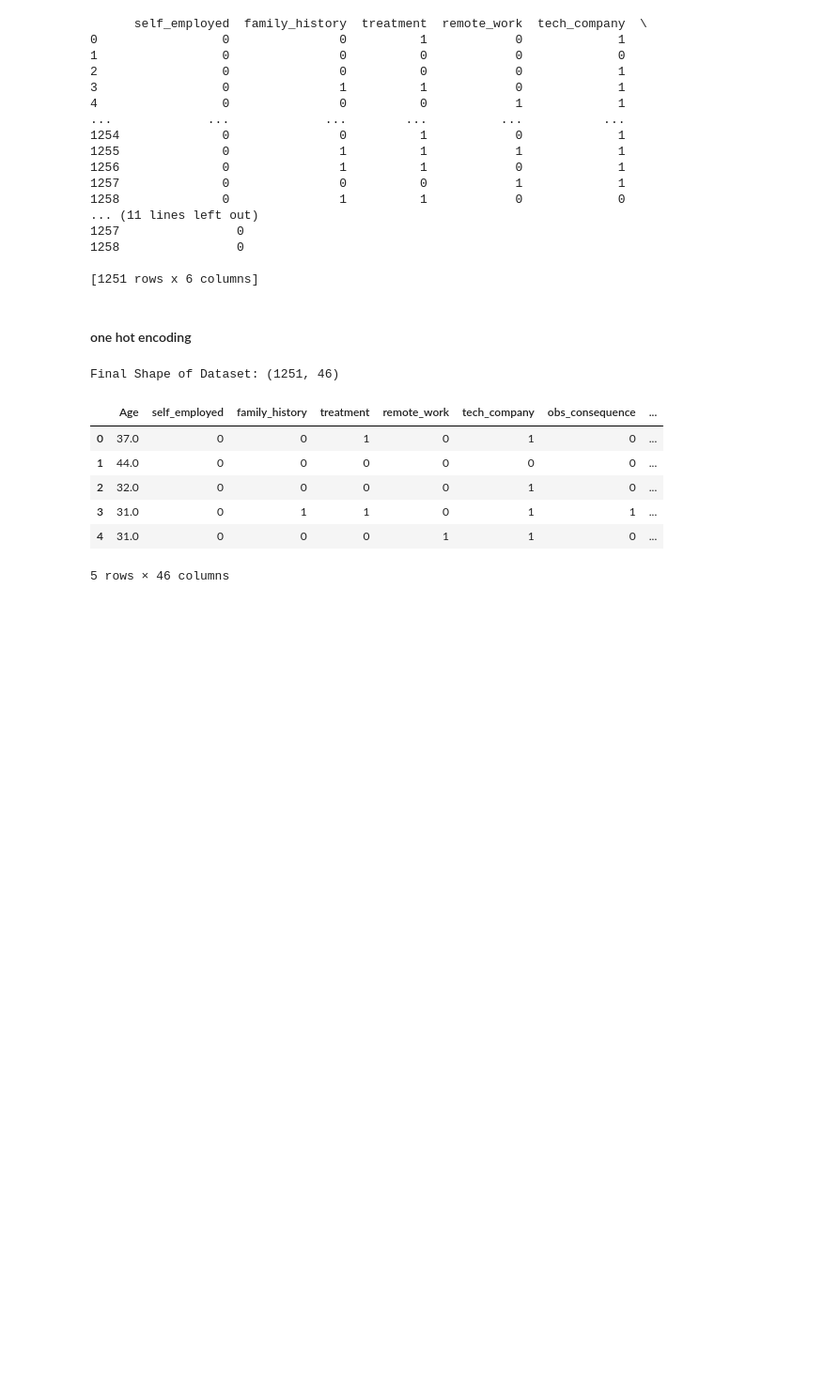
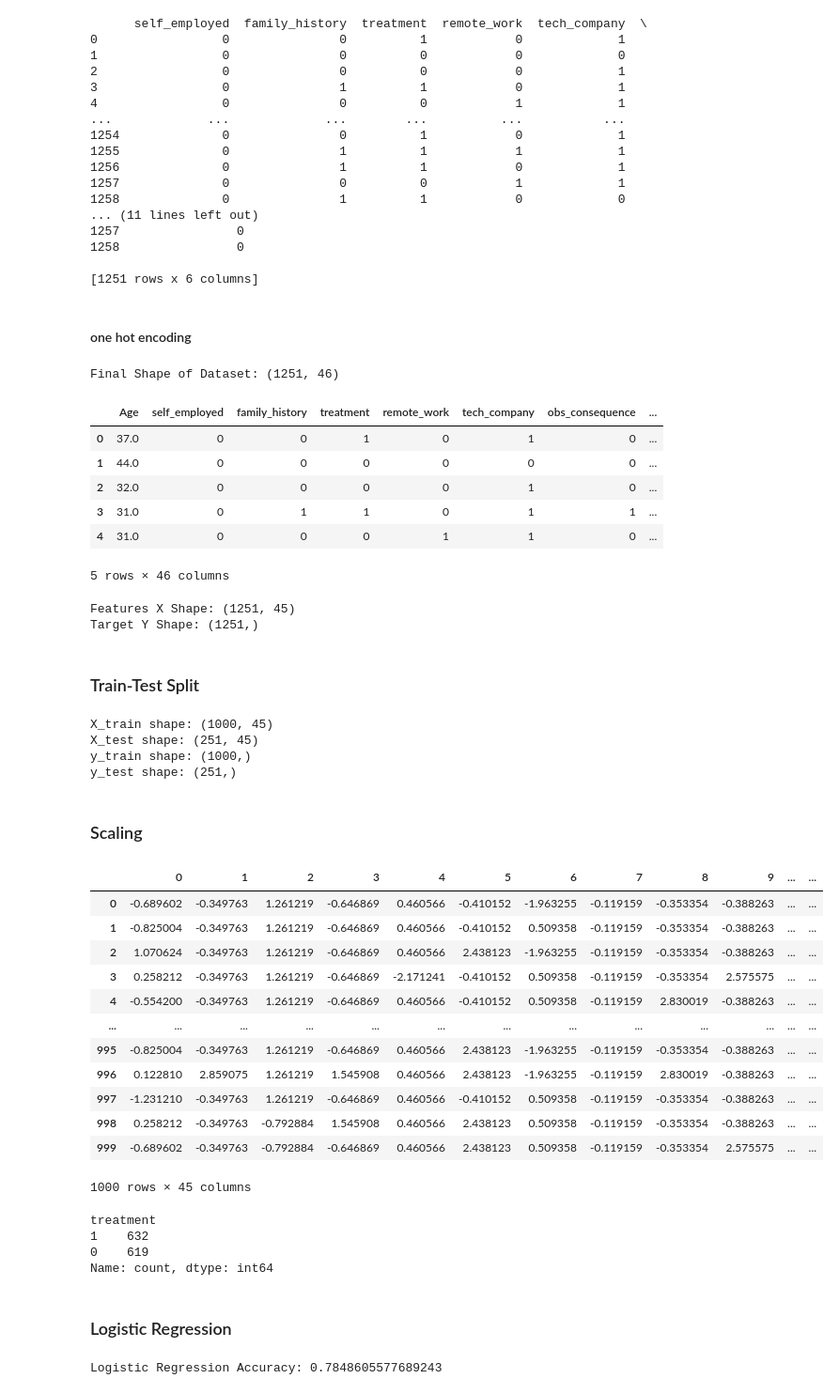
Before and after one commit to Aswathy-Nair-MP/Mental-health-tech-prediction, a Jupyter notebook: mental-health-tech-prediction.ipynb, the cells around one changed output. Shown at 94% size. Drawn from its saved outputs; the diff is of its cells as text; code cells hidden in the pictures; blank space fills up the shorter version.

```diff
--- a/mental-health-tech-prediction.ipynb
+++ b/mental-health-tech-prediction.ipynb
@@ -402,3 +402,76 @@ Final Shape of Dataset: (1251, 46)
 | 3 | 31.0 | 0 | 1 | 1 | 0 | 1 | 1 | ... |
 | 4 | 31.0 | 0 | 0 | 0 | 1 | 1 | 0 | ... |
 5 rows × 46 columns
+# %%
+y = df['treatment']
+X = df.drop(columns=['treatment'])
+print("Features X Shape:", X.shape)
+print("Target Y Shape:", y.shape)
+# %% [output]
+Features X Shape: (1251, 45)
+Target Y Shape: (1251,)
+# %% [markdown]
+### Train-Test Split
+# %%
+from sklearn.model_selection import train_test_split
+
+X_train,X_test,y_train,y_test=train_test_split(X,y,test_size=0.2,random_state=42)
+
+print("X_train shape:", X_train.shape)
+print("X_test shape:", X_test.shape)
+print("y_train shape:", y_train.shape)
+print("y_test shape:", y_test.shape)
+# %% [output]
+X_train shape: (1000, 45)
+X_test shape: (251, 45)
+y_train shape: (1000,)
+y_test shape: (251,)
+# %% [markdown]
+### Scaling
+# %%
+from sklearn.preprocessing import StandardScaler
+
+scaler = StandardScaler()
+X_train_scaled=scaler.fit_transform(X_train)
+
+X_test_scaled=scaler.transform(X_test)
+# %%
+scaled_df = pd.DataFrame(X_train_scaled)
+# %%
+scaled_df
+# %% [output]
+|  | 0 | 1 | 2 | 3 | 4 | 5 | 6 | 7 | 8 | 9 | ... | ... |
+| 0 | -0.689602 | -0.349763 | 1.261219 | -0.646869 | 0.460566 | -0.410152 | -1.963255 | -0.119159 | -0.353354 | -0.388263 | ... | ... |
+| 1 | -0.825004 | -0.349763 | 1.261219 | -0.646869 | 0.460566 | -0.410152 | 0.509358 | -0.119159 | -0.353354 | -0.388263 | ... | ... |
+| 2 | 1.070624 | -0.349763 | 1.261219 | -0.646869 | 0.460566 | 2.438123 | -1.963255 | -0.119159 | -0.353354 | -0.388263 | ... | ... |
+| 3 | 0.258212 | -0.349763 | 1.261219 | -0.646869 | -2.171241 | -0.410152 | 0.509358 | -0.119159 | -0.353354 | 2.575575 | ... | ... |
+| 4 | -0.554200 | -0.349763 | 1.261219 | -0.646869 | 0.460566 | -0.410152 | 0.509358 | -0.119159 | 2.830019 | -0.388263 | ... | ... |
+| ... | ... | ... | ... | ... | ... | ... | ... | ... | ... | ... | ... | ... |
+| 995 | -0.825004 | -0.349763 | 1.261219 | -0.646869 | 0.460566 | 2.438123 | -1.963255 | -0.119159 | -0.353354 | -0.388263 | ... | ... |
+| 996 | 0.122810 | 2.859075 | 1.261219 | 1.545908 | 0.460566 | 2.438123 | -1.963255 | -0.119159 | 2.830019 | -0.388263 | ... | ... |
+| 997 | -1.231210 | -0.349763 | 1.261219 | -0.646869 | 0.460566 | -0.410152 | 0.509358 | -0.119159 | -0.353354 | -0.388263 | ... | ... |
+| 998 | 0.258212 | -0.349763 | -0.792884 | 1.545908 | 0.460566 | 2.438123 | 0.509358 | -0.119159 | -0.353354 | -0.388263 | ... | ... |
+| 999 | -0.689602 | -0.349763 | -0.792884 | -0.646869 | 0.460566 | 2.438123 | 0.509358 | -0.119159 | -0.353354 | 2.575575 | ... | ... |
+1000 rows × 45 columns
+# %%
+print(y.value_counts()) #balanced
+# %% [output]
+treatment
+1    632
+0    619
+Name: count, dtype: int64
+# %% [markdown]
+### Logistic Regression
+# %%
+from sklearn.linear_model import LogisticRegression
+from sklearn.metrics import accuracy_score
+
+model_lr = LogisticRegression(random_state=42)
+
+
+model_lr.fit(X_train_scaled, y_train)
+
+y_pred_lr = model_lr.predict(X_test_scaled)
+print("Logistic Regression Accuracy:", accuracy_score(y_test, y_pred_lr))
+# %% [output]
+Logistic Regression Accuracy: 0.7848605577689243
```
Also changed, not shown: parts of 10 cells of this notebook.
